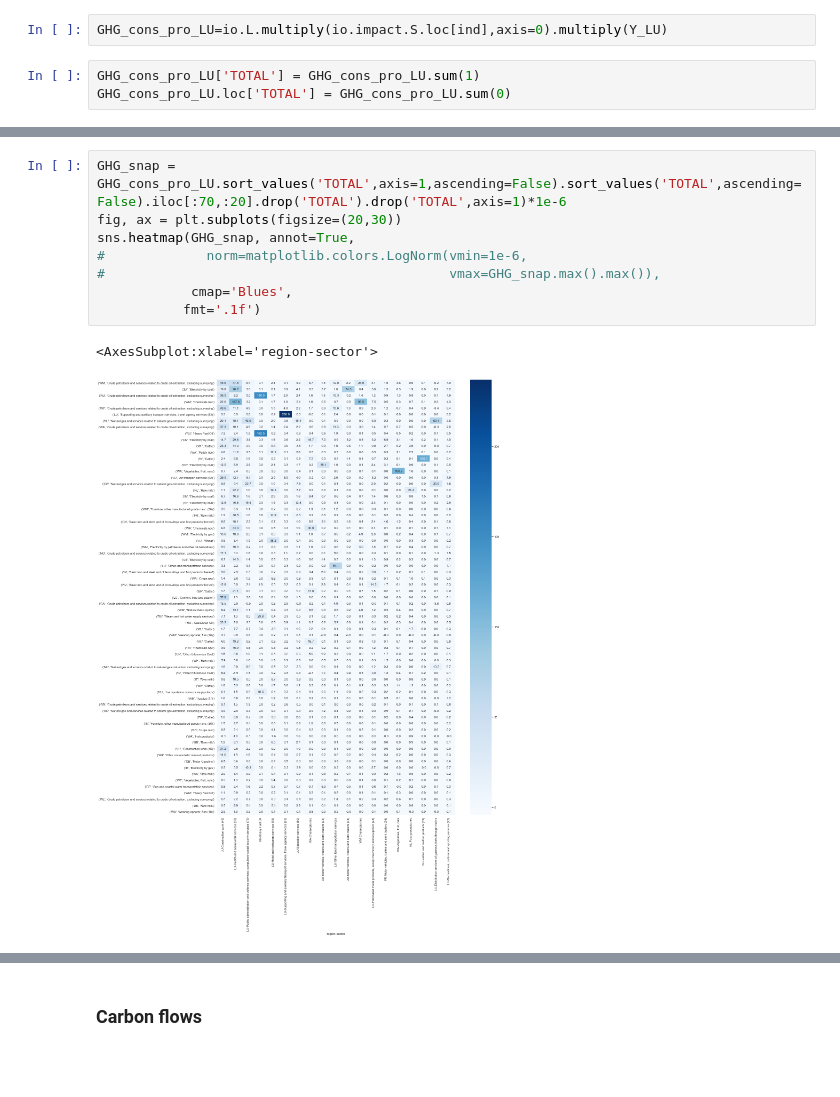
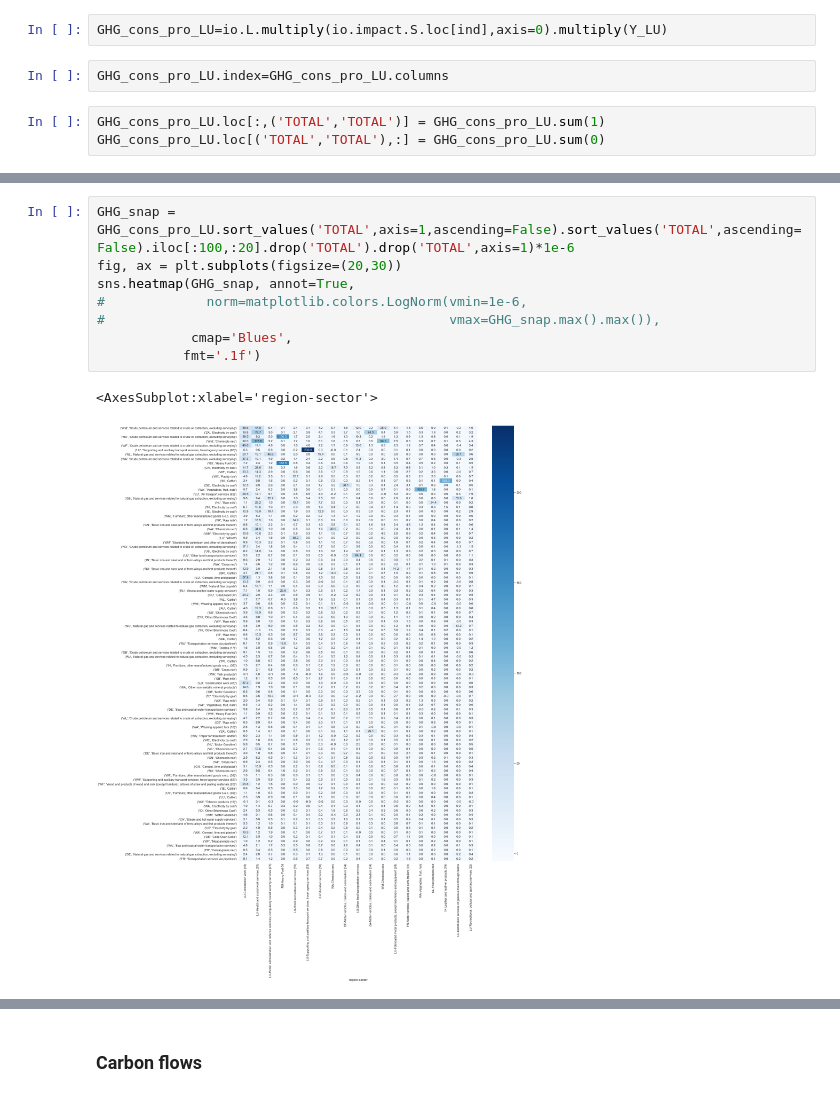
Before and after one commit to thomasgibon/io-footprinting, a Jupyter notebook: exiobase_use.ipynb, the cells around one changed output, grey strips where cells are left out. Drawn from its saved outputs; the diff is of its cells as text; blank space fills up the shorter version.

```diff
--- a/exiobase_use.ipynb
+++ b/exiobase_use.ipynb
@@ -343,6 +345,8 @@ I think $GHG_{cons pro LU}=\widehat{S_{GWP100}}L\widehat{y_{LU}}$ should work?
 Y_LU = io.Y['LU'].sum(1)
 # %%
 GHG_cons_pro_LU=io.L.multiply(io.impact.S.loc[ind],axis=0).multiply(Y_LU)
+# %%
+GHG_cons_pro_LU.index=GHG_cons_pro_LU.columns
 # %%
-GHG_cons_pro_LU['TOTAL'] = GHG_cons_pro_LU.sum(1)
-GHG_cons_pro_LU.loc['TOTAL'] = GHG_cons_pro_LU.sum(0)
+GHG_cons_pro_LU.loc[:,('TOTAL','TOTAL')] = GHG_cons_pro_LU.sum(1)
+GHG_cons_pro_LU.loc[('TOTAL','TOTAL'),:] = GHG_cons_pro_LU.sum(0)
@@ -349,14 +383,14 @@ GHG_cons_pro_LU.loc['TOTAL'] = GHG_cons_pro_LU.sum(0)
 # %%
-GHG_snap = GHG_cons_pro_LU.sort_values('TOTAL',axis=1,ascending=False).sort_values('TOTAL',ascending=False).iloc[:70,:20].drop('TOTAL').drop('TOTAL',axis=1)*1e-6
+GHG_snap = GHG_cons_pro_LU.sort_values('TOTAL',axis=1,ascending=False).sort_values('TOTAL',ascending=False).iloc[:100,:20].drop('TOTAL').drop('TOTAL',axis=1)*1e-6
 fig, ax = plt.subplots(figsize=(20,30))
 sns.heatmap(GHG_snap, annot=True,
 #             norm=matplotlib.colors.LogNorm(vmin=1e-6,
 #                                            vmax=GHG_snap.max().max()),
             cmap='Blues',
            fmt='.1f')
 # %% [output]
 <AxesSubplot:xlabel='region-sector'>
-[figure, old version]
+[figure, new version]
 # %%
 # We can do a quick structural path analysis
 
```
Also changed, not shown: parts of 36 cells of this notebook.
